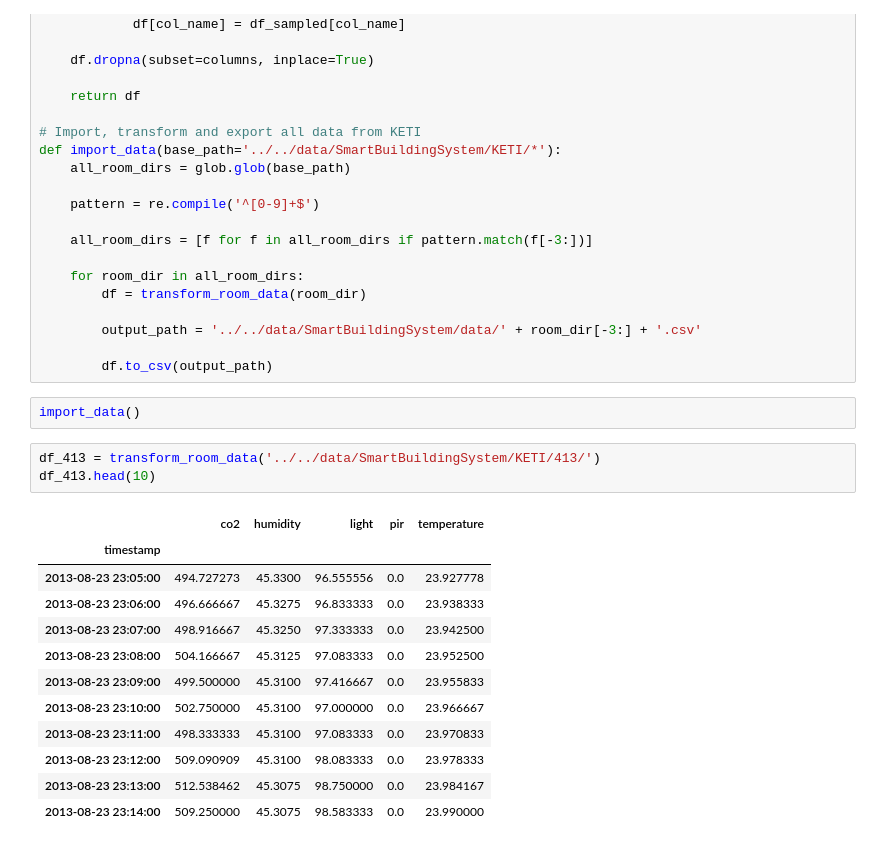
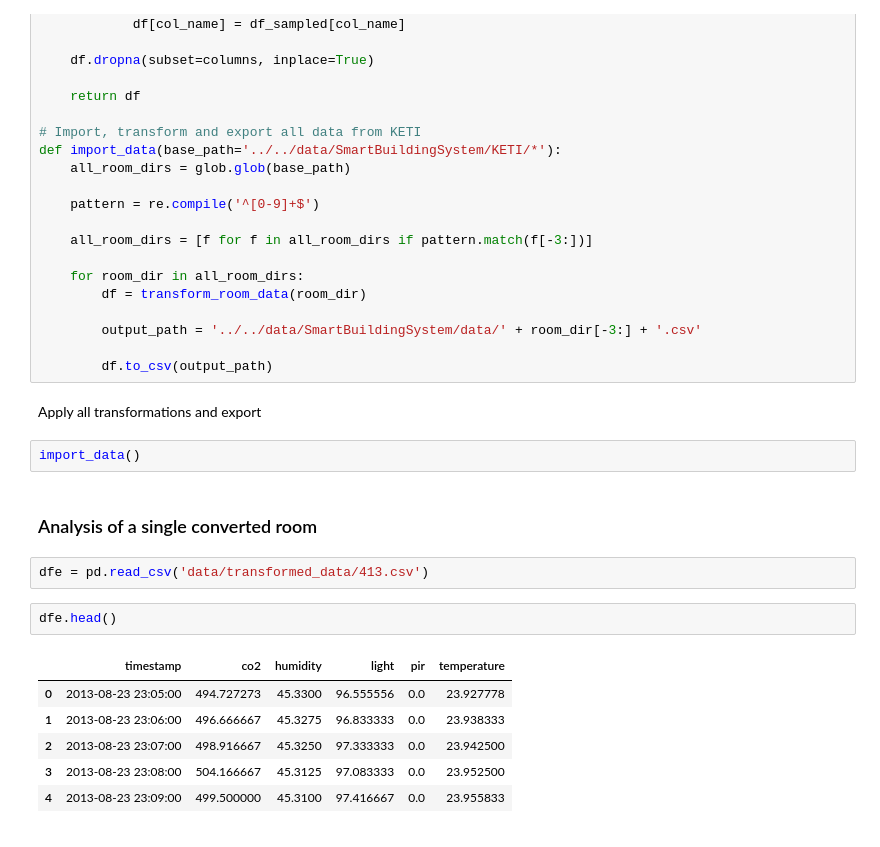
Before and after one commit to bckho/Smart-Building-System-Dataset, a Jupyter notebook: smartbuildingsystem.ipynb, the cells around one changed output. Drawn from its saved outputs; the diff is of its cells as text.

```diff
--- a/smartbuildingsystem.ipynb
+++ b/smartbuildingsystem.ipynb
@@ -88,21 +90,20 @@ def import_data(base_path='../../data/SmartBuildingSystem/KETI/*'):
         output_path = '../../data/SmartBuildingSystem/data/' + room_dir[-3:] + '.csv'
 
         df.to_csv(output_path)
+# %% [markdown]
+Apply all transformations and export
 # %%
 import_data()
-# %%
-df_413 = transform_room_data('../../data/SmartBuildingSystem/KETI/413/')
-df_413.head(10)
-# %% [output]
-|  | co2 | humidity | light | pir | temperature |
-| timestamp |  |  |  |  |  |
-| 2013-08-23 23:05:00 | 494.727273 | 45.3300 | 96.555556 | 0.0 | 23.927778 |
-| 2013-08-23 23:06:00 | 496.666667 | 45.3275 | 96.833333 | 0.0 | 23.938333 |
-| 2013-08-23 23:07:00 | 498.916667 | 45.3250 | 97.333333 | 0.0 | 23.942500 |
-| 2013-08-23 23:08:00 | 504.166667 | 45.3125 | 97.083333 | 0.0 | 23.952500 |
-| 2013-08-23 23:09:00 | 499.500000 | 45.3100 | 97.416667 | 0.0 | 23.955833 |
-| 2013-08-23 23:10:00 | 502.750000 | 45.3100 | 97.000000 | 0.0 | 23.966667 |
-| 2013-08-23 23:11:00 | 498.333333 | 45.3100 | 97.083333 | 0.0 | 23.970833 |
-| 2013-08-23 23:12:00 | 509.090909 | 45.3100 | 98.083333 | 0.0 | 23.978333 |
-| 2013-08-23 23:13:00 | 512.538462 | 45.3075 | 98.750000 | 0.0 | 23.984167 |
-| 2013-08-23 23:14:00 | 509.250000 | 45.3075 | 98.583333 | 0.0 | 23.990000 |
+# %% [markdown]
+### Analysis of a single converted room
+# %%
+dfe = pd.read_csv('data/transformed_data/413.csv')
+# %%
+dfe.head()
+# %% [output]
+|  | timestamp | co2 | humidity | light | pir | temperature |
+| 0 | 2013-08-23 23:05:00 | 494.727273 | 45.3300 | 96.555556 | 0.0 | 23.927778 |
+| 1 | 2013-08-23 23:06:00 | 496.666667 | 45.3275 | 96.833333 | 0.0 | 23.938333 |
+| 2 | 2013-08-23 23:07:00 | 498.916667 | 45.3250 | 97.333333 | 0.0 | 23.942500 |
+| 3 | 2013-08-23 23:08:00 | 504.166667 | 45.3125 | 97.083333 | 0.0 | 23.952500 |
+| 4 | 2013-08-23 23:09:00 | 499.500000 | 45.3100 | 97.416667 | 0.0 | 23.955833 |
```
Also changed, not shown: parts of 3 cells of this notebook.
